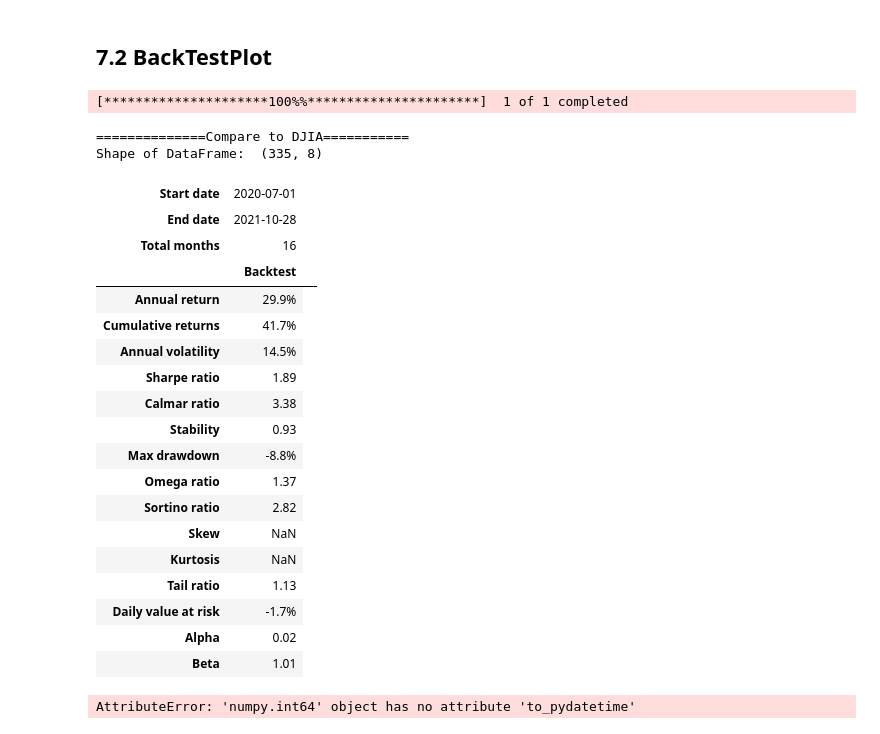
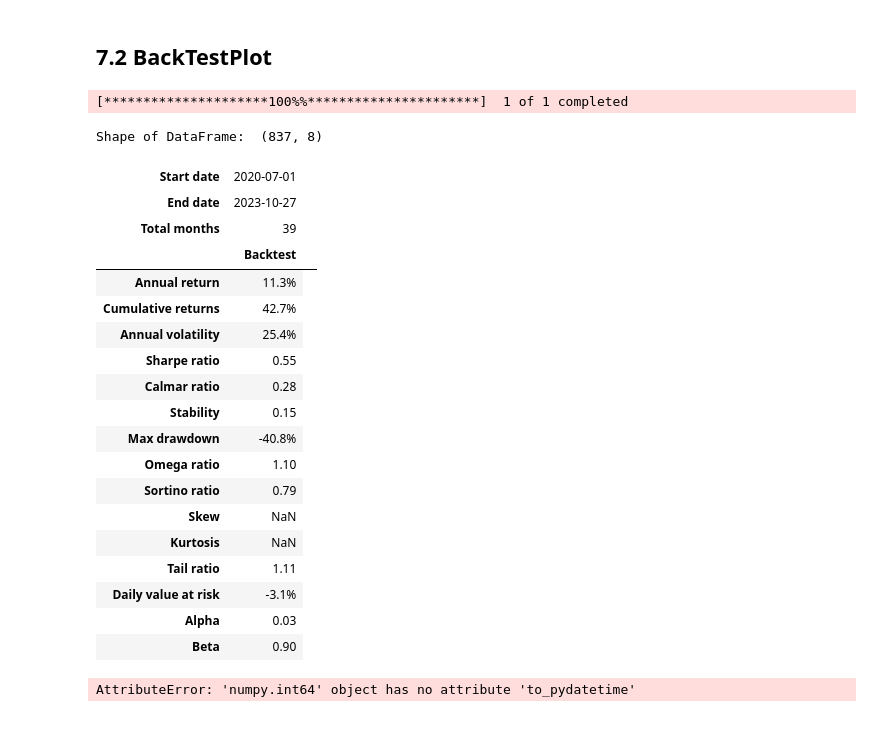
Before and after one commit to AIMAKAZMI/RL-in-stocks, a Jupyter notebook: Main.ipynb, the cells around one changed output. Cells and saved outputs as stored; diff of their text form; code cells hidden in the pictures.

```diff
--- a/Main.ipynb
+++ b/Main.ipynb
@@ -303,5 +321,3 @@ Trading data period: 2020-07-01 to 2021-10-31
 # %%
-train = data_split(processed_full, '2009-01-01','2020-07-01')
-trade = data_split(processed_full, '2020-07-01','2021-10-31')
-print(len(train))
-print(len(trade))
+train = data_split(preprocessed_df, '2012-01-01','2020-07-01')
+test = data_split(preprocessed_df, '2020-07-01','2023-10-31')
@@ -344,26 +378,31 @@ Stock Dimension: 29, State Space: 291
 # %%
-buy_cost_list = sell_cost_list = [0.001] * stock_dimension
-num_stock_shares = [0] * stock_dimension
 
-env_kwargs = {
+kwargs = {
     "hmax": 100,
     "initial_amount": 1000000,
-    "num_stock_shares": num_stock_shares,
-    "buy_cost_pct": buy_cost_list,
-    "sell_cost_pct": sell_cost_list,
+    "num_stock_shares": [0] * stock_size,
+    "buy_cost_pct": [0.001] * stock_size,
+    "sell_cost_pct": [0.001] * stock_size,
     "state_space": state_space,
-    "stock_dim": stock_dimension,
-    "tech_indicator_list": INDICATORS,
-    "action_space": stock_dimension,
+    "stock_dim": stock_size,
+    "tech_indicator_list": ['macd',
+    'boll_ub',
+    'boll_lb',
+    'rsi_30',
+    'cci_30',
+    'dx_30',
+    'close_30_sma',
+    'close_60_sma'],
+    "action_space": stock_size,
     "reward_scaling": 1e-4
 }
 
 
-e_train_gym = StockTradingEnv(df = train, **env_kwargs)
+stock_trading_env = StockTradingEnv(df = train, **kwargs)
 # %% [markdown]
 ## Environment for Training
 # %%
-env_train, _ = e_train_gym.get_sb_env()
+env_train, _ = stock_trading_env.get_sb_env()
 print(type(env_train))
 # %% [output]
 <class 'stable_baselines3.common.vec_env.dummy_vec_env.DummyVecEnv'>
@@ -532,7 +555,7 @@ We update periodically in order to take full advantage of the data, e.g., retrai
 
 Numerous hyperparameters – e.g. the learning rate, the total number of samples to train on – influence the learning process and are usually determined by testing some variations.
 # %%
-e_trade_gym = StockTradingEnv(df = trade, turbulence_threshold = 70,risk_indicator_col='vix', **env_kwargs)
+e_trade_gym = StockTradingEnv(df = test, turbulence_threshold = 70,risk_indicator_col='vix', **env_kwargs)
 # env_trade, obs_trade = e_trade_gym.get_sb_env()
 # %%
 trade
@@ -791,39 +845,37 @@ def BackTestPlot(strategy_returns,
 <a id='6.2'></a>
 ## 7.2 BackTestPlot
 # %%
-print("==============Compare to DJIA===========")
 %matplotlib inline
 # S&P 500: ^GSPC
 # Dow Jones Index: ^DJI
 # NASDAQ 100: ^NDX
 
-backtest_plot(df_account_value_ddpg,
-             baseline_ticker = '^DJI',
+backtest_plot(df_account_value_a2c,
+             baseline_ticker = '^NDX',
              baseline_start = df_account_value_a2c.loc[0,'date'],
              baseline_end = df_account_value_a2c.loc[len(df_account_value_a2c)-1,'date'])
 # %% [output]
 [*********************100%%**********************]  1 of 1 completed
-==============Compare to DJIA===========
-Shape of DataFrame:  (335, 8)
+Shape of DataFrame:  (837, 8)
 | Start date | 2020-07-01 |  |
-| End date | 2021-10-28 |  |
-| Total months | 16 |  |
+| End date | 2023-10-27 |  |
+| Total months | 39 |  |
 |  | Backtest |
-| Annual return | 29.9% |
-| Cumulative returns | 41.7% |
-| Annual volatility | 14.5% |
-| Sharpe ratio | 1.89 |
-| Calmar ratio | 3.38 |
-| Stability | 0.93 |
-| Max drawdown | -8.8% |
-| Omega ratio | 1.37 |
-| Sortino ratio | 2.82 |
+| Annual return | 11.3% |
+| Cumulative returns | 42.7% |
+| Annual volatility | 25.4% |
+| Sharpe ratio | 0.55 |
+| Calmar ratio | 0.28 |
+| Stability | 0.15 |
+| Max drawdown | -40.8% |
+| Omega ratio | 1.10 |
+| Sortino ratio | 0.79 |
 | Skew | NaN |
 | Kurtosis | NaN |
-| Tail ratio | 1.13 |
-| Daily value at risk | -1.7% |
-| Alpha | 0.02 |
-| Beta | 1.01 |
+| Tail ratio | 1.11 |
+| Daily value at risk | -3.1% |
+| Alpha | 0.03 |
+| Beta | 0.90 |
 AttributeError: 'numpy.int64' object has no attribute 'to_pydatetime'
 # %%
 df_account_value_a2c['account_value']
```
Also changed, not shown: parts of 49 cells of this notebook.
